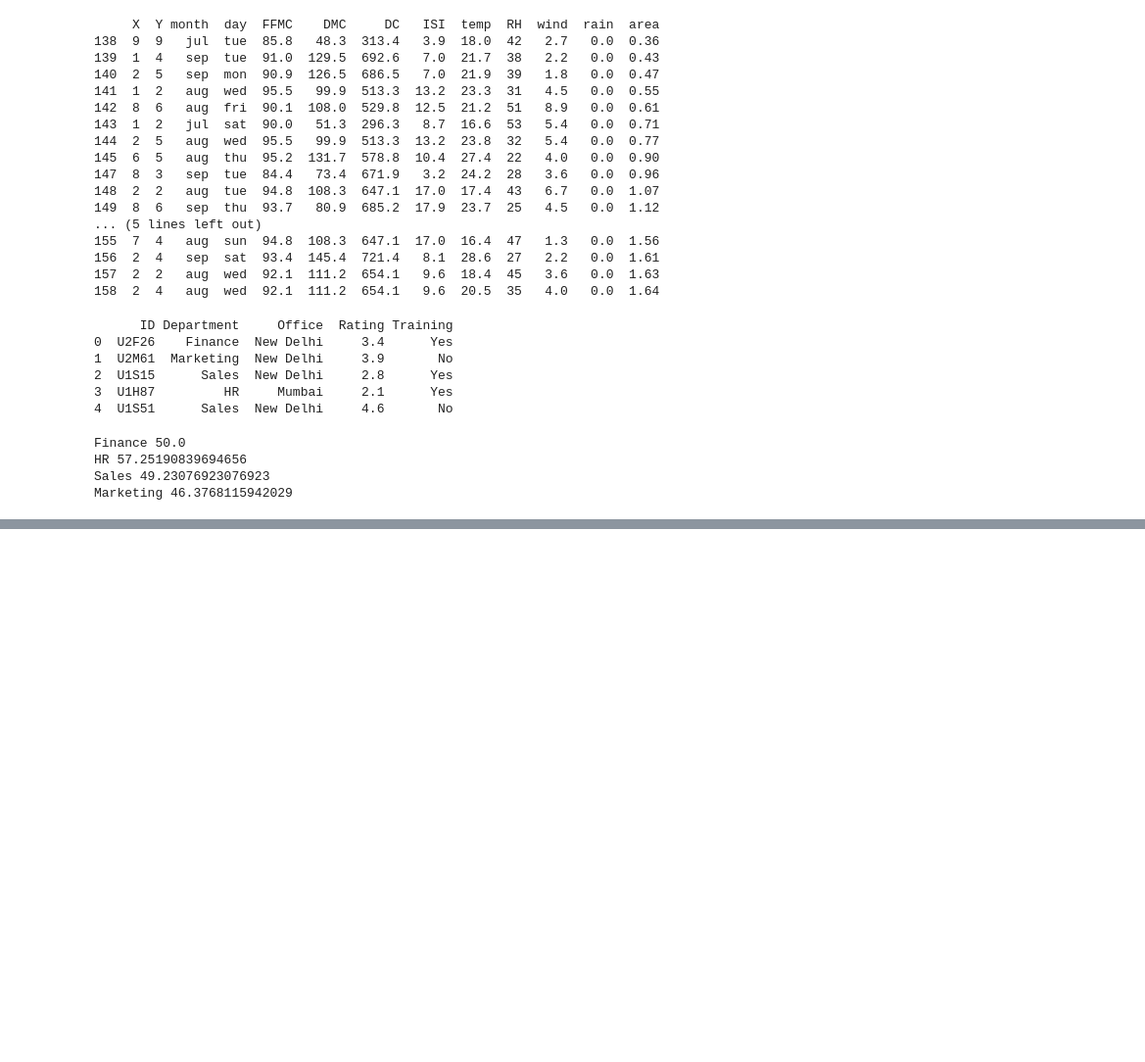
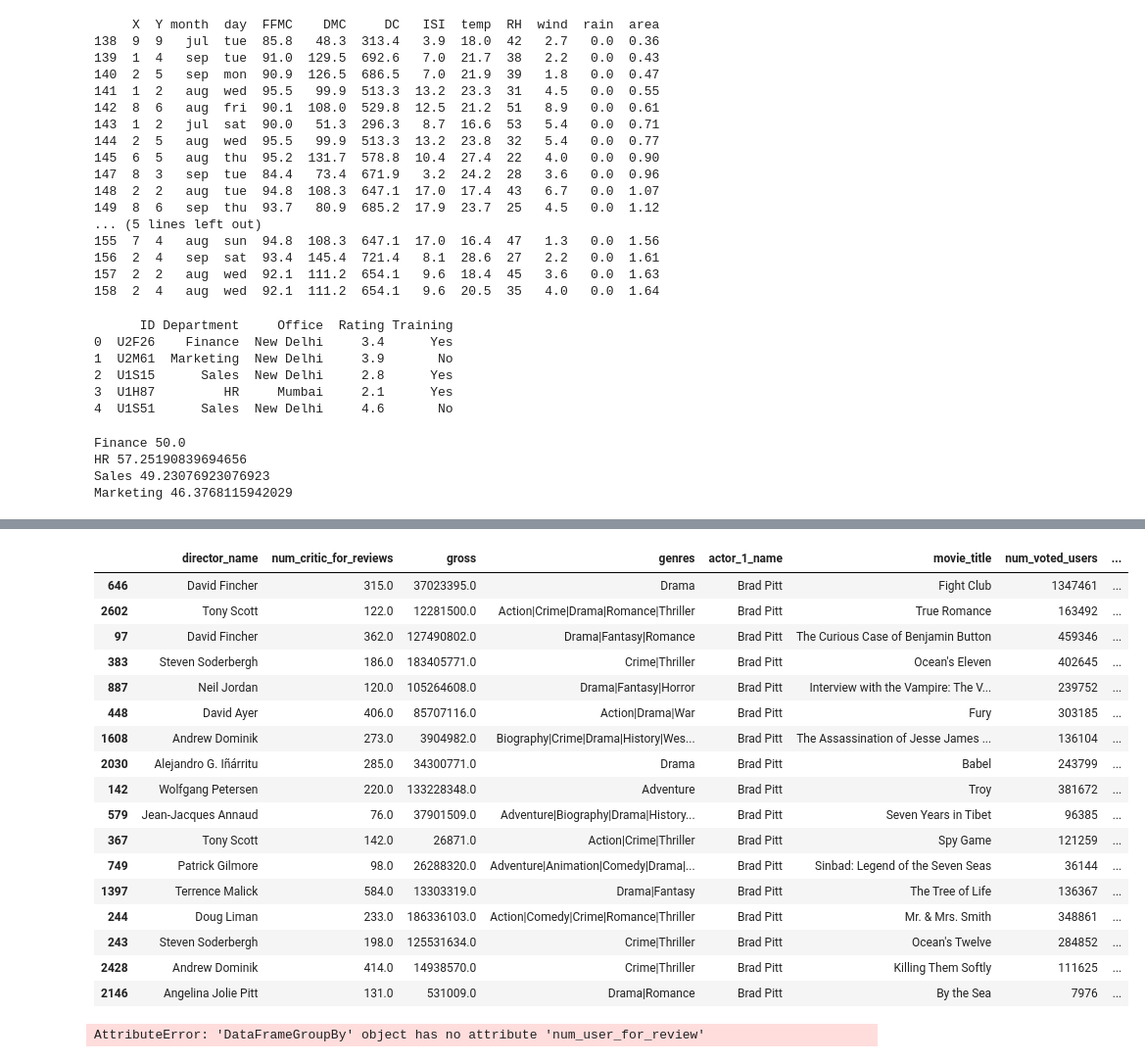
Before and after one commit to ektagupta-19/python-work, a Jupyter notebook: panda.ipynb, the cells around one changed output, grey strips where cells are left out. Shown: that part at 98% size. Cells and saved outputs as stored; diff of their text form; code cells hidden in the pictures; blank space fills up the shorter version.

```diff
--- a/panda.ipynb
+++ b/panda.ipynb
@@ -147,0 +349,30 @@ print(df_3.head())
+# %%
+Brad_Pitt = movies[movies['actor_1_name']=='Brad Pitt']
+Brad_Pitt
+# %% [output]
+|  | director_name | num_critic_for_reviews | gross | genres | actor_1_name | movie_title | num_voted_users | ... |
+| 646 | David Fincher | 315.0 | 37023395.0 | Drama | Brad Pitt | Fight Club | 1347461 | ... |
+| 2602 | Tony Scott | 122.0 | 12281500.0 | Action|Crime|Drama|Romance|Thriller | Brad Pitt | True Romance | 163492 | ... |
+| 97 | David Fincher | 362.0 | 127490802.0 | Drama|Fantasy|Romance | Brad Pitt | The Curious Case of Benjamin Button | 459346 | ... |
+| 383 | Steven Soderbergh | 186.0 | 183405771.0 | Crime|Thriller | Brad Pitt | Ocean's Eleven | 402645 | ... |
+| 887 | Neil Jordan | 120.0 | 105264608.0 | Drama|Fantasy|Horror | Brad Pitt | Interview with the Vampire: The V... | 239752 | ... |
+| 448 | David Ayer | 406.0 | 85707116.0 | Action|Drama|War | Brad Pitt | Fury | 303185 | ... |
+| 1608 | Andrew Dominik | 273.0 | 3904982.0 | Biography|Crime|Drama|History|Wes... | Brad Pitt | The Assassination of Jesse James ... | 136104 | ... |
+| 2030 | Alejandro G. Iñárritu | 285.0 | 34300771.0 | Drama | Brad Pitt | Babel | 243799 | ... |
+| 142 | Wolfgang Petersen | 220.0 | 133228348.0 | Adventure | Brad Pitt | Troy | 381672 | ... |
+| 579 | Jean-Jacques Annaud | 76.0 | 37901509.0 | Adventure|Biography|Drama|History... | Brad Pitt | Seven Years in Tibet | 96385 | ... |
+| 367 | Tony Scott | 142.0 | 26871.0 | Action|Crime|Thriller | Brad Pitt | Spy Game | 121259 | ... |
+| 749 | Patrick Gilmore | 98.0 | 26288320.0 | Adventure|Animation|Comedy|Drama|... | Brad Pitt | Sinbad: Legend of the Seven Seas | 36144 | ... |
+| 1397 | Terrence Malick | 584.0 | 13303319.0 | Drama|Fantasy | Brad Pitt | The Tree of Life | 136367 | ... |
+| 244 | Doug Liman | 233.0 | 186336103.0 | Action|Comedy|Crime|Romance|Thriller | Brad Pitt | Mr. & Mrs. Smith | 348861 | ... |
+| 243 | Steven Soderbergh | 198.0 | 125531634.0 | Crime|Thriller | Brad Pitt | Ocean's Twelve | 284852 | ... |
+| 2428 | Andrew Dominik | 414.0 | 14938570.0 | Crime|Thriller | Brad Pitt | Killing Them Softly | 111625 | ... |
+| 2146 | Angelina Jolie Pitt | 131.0 | 531009.0 | Drama|Romance | Brad Pitt | By the Sea | 7976 | ... |
+# %%
+#Write your code for combining the three dataframes here
+
+Combined=pd.concat([Meryl_Streep,Leo_Caprio, Brad_Pitt],axis=0,ignore_index=True)
+Combined.groupby(by='actor_1_name').num_critic_for_reviews.mean()
+Combined.groupby(by='actor_1_name').num_user_for_review.mean()
+# %% [output]
+AttributeError: 'DataFrameGroupBy' object has no attribute 'num_user_for_review'
```
Also changed, not shown: parts of 14 cells of this notebook, 2 other files.
